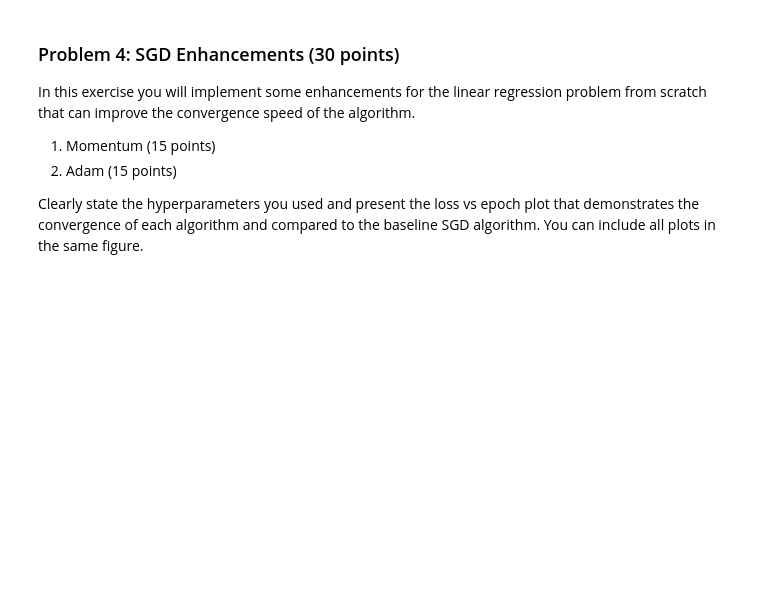
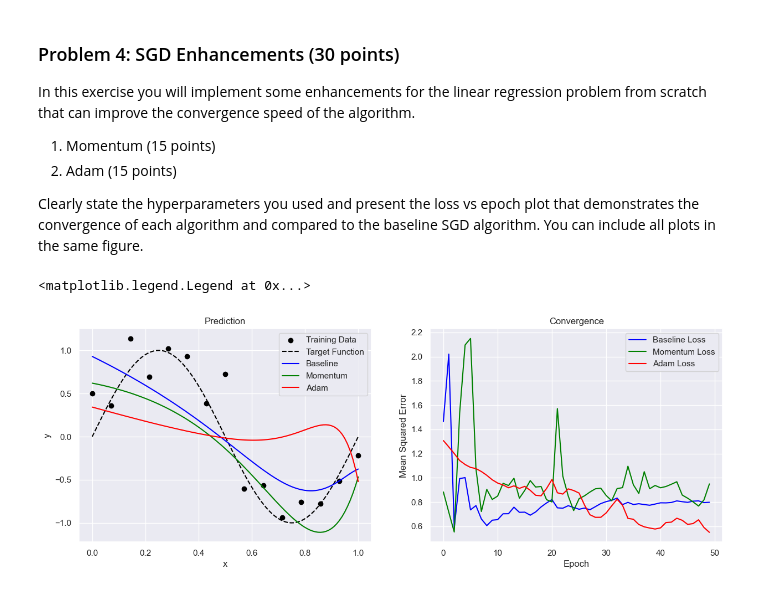
Before and after one commit to pengwingokla/MetaAI-segment-anything-model, a Jupyter notebook: assignment-1/cs370-tn268-assignment-1-p2.ipynb, the cells around one changed output. Drawn from its saved outputs; the diff is of its cells as text; code cells hidden in the pictures; blank space fills up the shorter version.

```diff
--- a/assignment-1/cs370-tn268-assignment-1-p2.ipynb
+++ b/assignment-1/cs370-tn268-assignment-1-p2.ipynb
@@ -21,0 +183,80 @@ Clearly state the hyperparameters you used and present the loss vs epoch plot th
+# %%
+def advanced_polynomial_sgd(X, y, degree, optimizer='sgd', learning_rate=0.01, momentum=0.9, beta1=0.9, beta2=0.999, epsilon=1e-8, n_epochs=50):
+    m = len(X)
+    theta_path = []
+    loss_path = []
+    np.random.seed(42)
+
+    X_poly = polynomial_features(X, degree)
+    X_b = np.c_[np.ones((m, 1)), X_poly]
+    theta = np.random.randn(degree + 1, 1)
+    v = np.zeros_like(theta)  # For momentum
+    m_t = np.zeros_like(theta)  # For Adam
+    v_t = np.zeros_like(theta)  # For Adam
+    t = 0  # For Adam
+
+    for epoch in range(n_epochs):
+        for i in range(m):
+            random_index = np.random.randint(m)
+            xi = X_b[random_index:random_index+1]
+            yi = y[random_index:random_index+1]
+
+            gradients = 2 * xi.T.dot(xi.dot(theta) - yi)
+
+            if optimizer == 'sgd':
+                eta = learning_schedule(epoch * m + i)
+                theta = theta - eta * gradients
+            elif optimizer == 'momentum':
+                eta = learning_schedule(epoch * m + i)
+                v = momentum * v + learning_rate * gradients
+                theta = theta - v
+            elif optimizer == 'adam':
+                t += 1
+                eta = learning_rate * np.sqrt(1 - beta2**t) / (1 - beta1**t)
+                m_t = beta1 * m_t + (1 - beta1) * gradients
+                v_t = beta2 * v_t + (1 - beta2) * gradients**2
+                m_t_hat = m_t / (1 - beta1**t)
+                v_t_hat = v_t / (1 - beta2**t)
+                theta = theta - eta * m_t_hat / (np.sqrt(v_t_hat) + epsilon)
+
+            theta_path.append(theta.copy())
+
+        y_pred = X_b.dot(theta)
+        loss = mse(y, y_pred)
+        loss_path.append(loss)
+
+    return theta_path, loss_path
+
+# Create sinusoidal toy data
+np.random.seed(1234)
+x_train, y_train = create_toy_data(sinusoidal, 15, 0.25)
+x_test = np.linspace(0, 1, 100)
+y_test = sinusoidal(x_test)
+degree = 15
+
+# Apply Polynomial SGD to the sinusoidal data
+theta_path_sgd, loss_path_sgd = advanced_polynomial_sgd(x_train, y_train, degree, optimizer='sgd')
+theta_path_momentum, loss_path_momentum = advanced_polynomial_sgd(x_train, y_train, degree, optimizer='momentum')
+theta_path_adam, loss_path_adam = advanced_polynomial_sgd(x_train, y_train, degree, optimizer='adam')
+
+# Plot target function, baseline, momentum, adam sgd
+plt.figure(figsize=(15, 5))
+plt.subplot(1, 2, 1);
+plt.title('Prediction'); plt.xlabel('x'); plt.ylabel('y')
+plt.scatter(x_train, y_train, color='black', label='Training Data')
+plt.plot(x_test, y_test, color="black", linestyle="--", label="Target Function")
+plt.plot(x_test, np.c_[np.ones((len(x_test), 1)), polynomial_features(x_test, degree)].dot(theta_path_sgd[-1]), label='Baseline', color='blue')
+plt.plot(x_test, np.c_[np.ones((len(x_test), 1)), polynomial_features(x_test, degree)].dot(theta_path_momentum[-1]), label='Momentum', color='green')
+plt.plot(x_test, np.c_[np.ones((len(x_test), 1)), polynomial_features(x_test, degree)].dot(theta_path_adam[-1]), label='Adam', color='red')
+plt.legend()
+
+# Plot loss vs epoch
+plt.subplot(1, 2, 2)
+plt.title('Convergence'); plt.xlabel('Epoch'); plt.ylabel('Mean Squared Error')
+plt.plot(loss_path_sgd, label='Baseline Loss', color='blue')
+plt.plot(loss_path_momentum, label='Momentum Loss', color='green')
+plt.plot(loss_path_adam, label='Adam Loss', color='red')
+plt.legend()
+# %% [output]
+<matplotlib.legend.Legend at 0x...>
+[figure, added]
```
Also changed, not shown: parts of 10 cells of this notebook, 1 other file.
